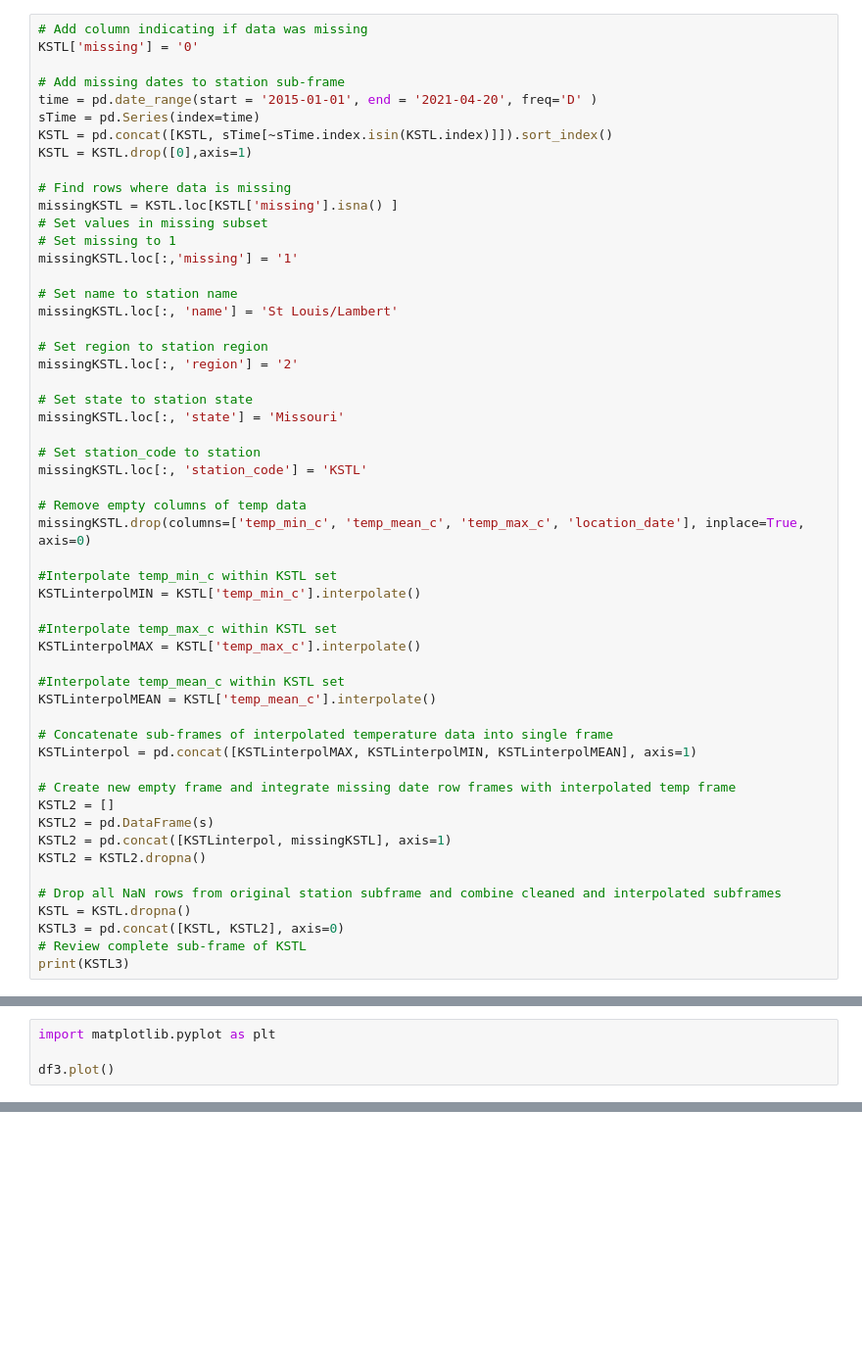
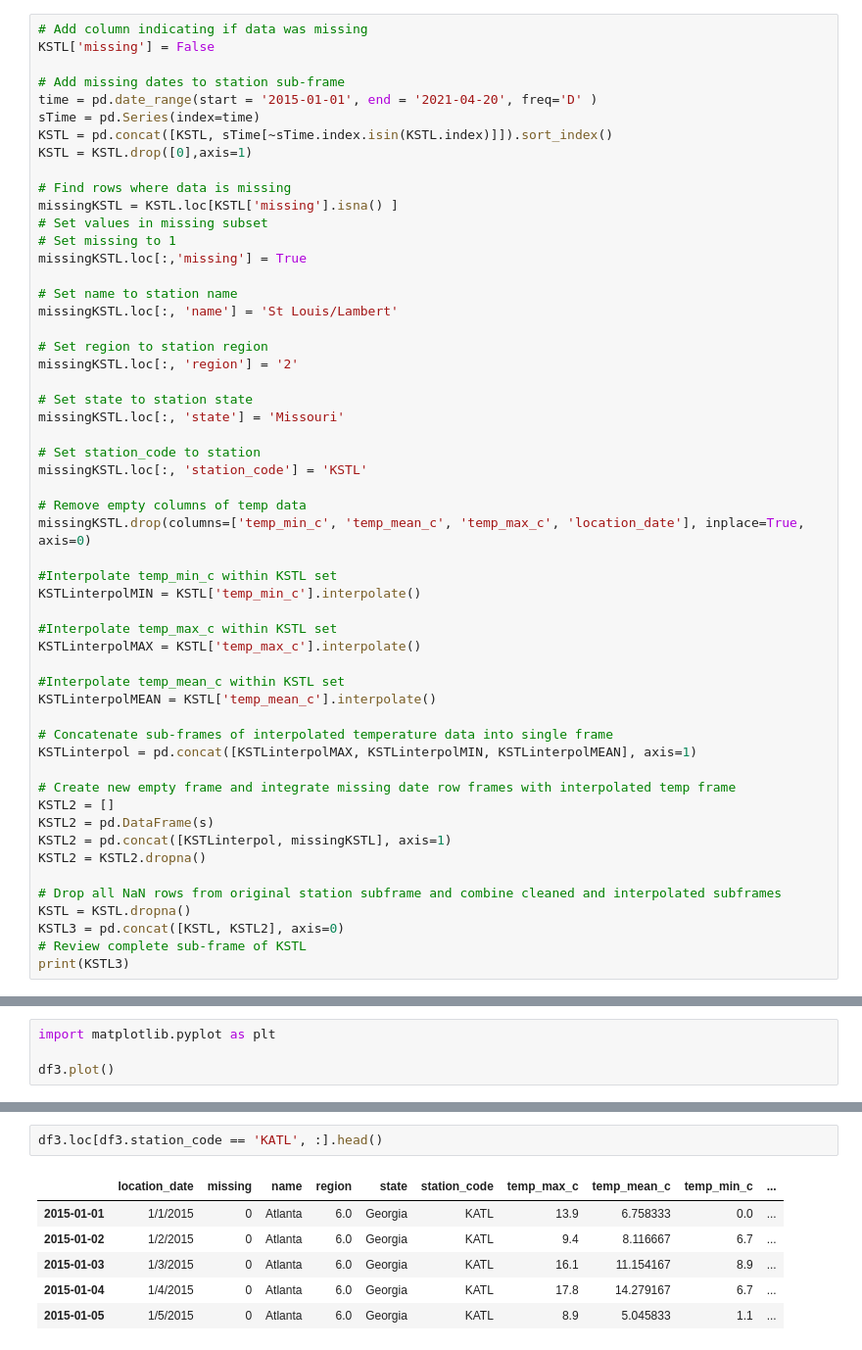
Before and after one commit to KPess/DegreeDays, a Jupyter notebook: DegreeDaysPandas.ipynb, the cells around one changed output, grey strips where cells are left out. Shown at 98% size. Cells and saved outputs as stored; diff of their text form; blank space fills up the shorter version.

```diff
--- a/DegreeDaysPandas.ipynb
+++ b/DegreeDaysPandas.ipynb
@@ -282,7 +295,7 @@ KATL3 = pd.concat([KATL, KATL2], axis=0)
 print(KATL3)
 # %%
 # Add column indicating if data was missing
-KSTL['missing'] = '0'
+KSTL['missing'] = False
 
 # Add missing dates to station sub-frame
 time = pd.date_range(start = '2015-01-01', end = '2021-04-20', freq='D' )
@@ -294,7 +307,7 @@ KSTL = KSTL.drop([0],axis=1)
 missingKSTL = KSTL.loc[KSTL['missing'].isna() ]
 # Set values in missing subset
 # Set missing to 1
-missingKSTL.loc[:,'missing'] = '1'
+missingKSTL.loc[:,'missing'] = True
 
 # Set name to station name
 missingKSTL.loc[:, 'name'] = 'St Louis/Lambert'
@@ -531,0 +589,9 @@ for i in range(0, len(df2)):
+# %%
+df3.loc[df3.station_code == 'KATL', :].head()
+# %% [output]
+|  | location_date | missing | name | region | state | station_code | temp_max_c | temp_mean_c | temp_min_c | ... |
+| 2015-01-01 | 1/1/2015 | 0 | Atlanta | 6.0 | Georgia | KATL | 13.9 | 6.758333 | 0.0 | ... |
+| 2015-01-02 | 1/2/2015 | 0 | Atlanta | 6.0 | Georgia | KATL | 9.4 | 8.116667 | 6.7 | ... |
+| 2015-01-03 | 1/3/2015 | 0 | Atlanta | 6.0 | Georgia | KATL | 16.1 | 11.154167 | 8.9 | ... |
+| 2015-01-04 | 1/4/2015 | 0 | Atlanta | 6.0 | Georgia | KATL | 17.8 | 14.279167 | 6.7 | ... |
+| 2015-01-05 | 1/5/2015 | 0 | Atlanta | 6.0 | Georgia | KATL | 8.9 | 5.045833 | 1.1 | ... |
```
Also changed, not shown: parts of 14 cells of this notebook.
